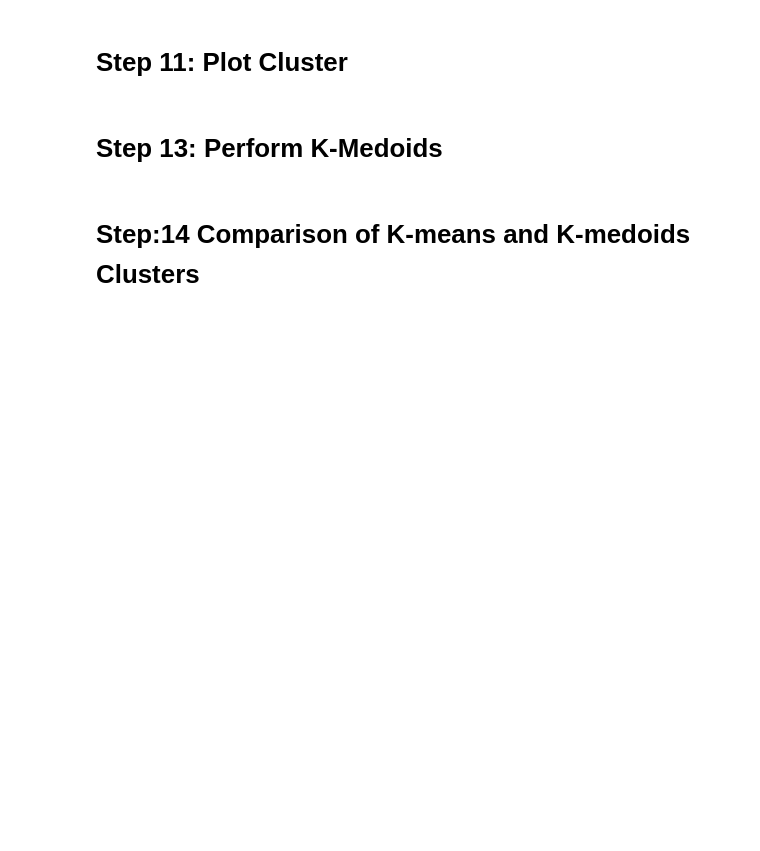
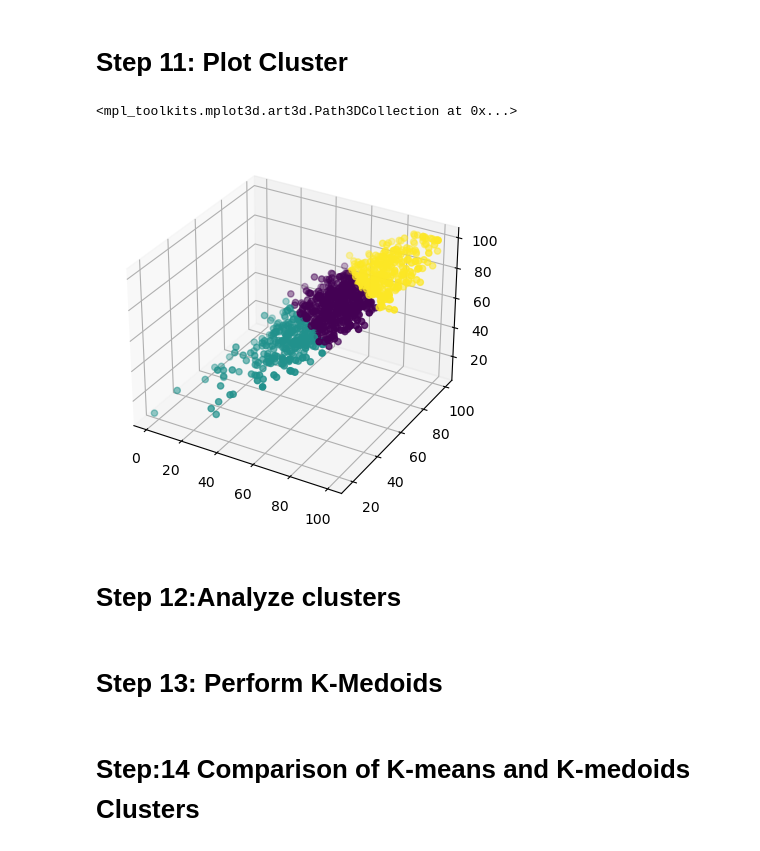
Before and after one commit to MeetBagda/Machine-Learning-Practical-Lab, a Jupyter notebook: ML_LAB_9/Lab9.ipynb, the cells around one changed output. Saved outputs shown, nothing was run; the diff lists cells and outputs as text; code cells hidden in the pictures; blank space fills up the shorter version.

```diff
--- a/ML_LAB_9/Lab9.ipynb
+++ b/ML_LAB_9/Lab9.ipynb
@@ -128,0 +161,2 @@ from sklearn.cluster import KMeans
+# %%
+model.fit(x_transform)
@@ -129,6 +167,9 @@ from sklearn.cluster import KMeans
 # %%
-model =
+model.cluster_centers_
 # %% [output]
 array([[-0.04951336, -0.04870596, -0.01529686],
        [-1.18720058, -1.26762535, -1.28838441],
        [ 1.03099793,  1.09485536,  1.06358515]])
+# %%
+df['KMeans'] = model.labels_
+df
@@ -135,5 +190,14 @@ array([[-0.04951336, -0.04870596, -0.01529686],
 # %% [markdown]
 # Step 11: Plot Cluster
+# %%
+ax = plt.axes(projection='3d')
+
+ax.scatter3D(df['math score'], df['reading score'], df['writing score'], c=df['KMeans'])
+# %% [output]
+<mpl_toolkits.mplot3d.art3d.Path3DCollection at 0x...>
+[figure, added]
+# %% [markdown]
+# Step 12:Analyze clusters
 # %% [markdown]
 # Step 13: Perform K-Medoids
 # %% [markdown]
```
Also changed, not shown: parts of 7 cells of this notebook.
